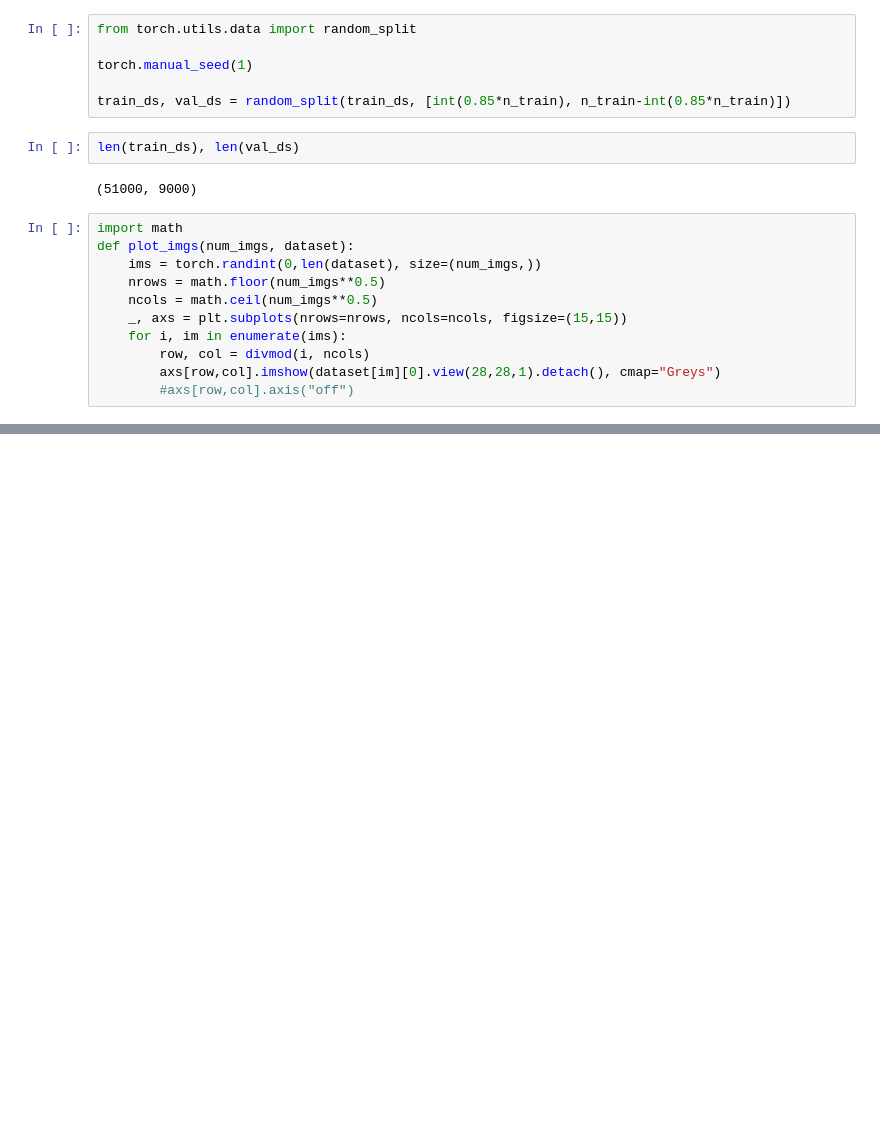
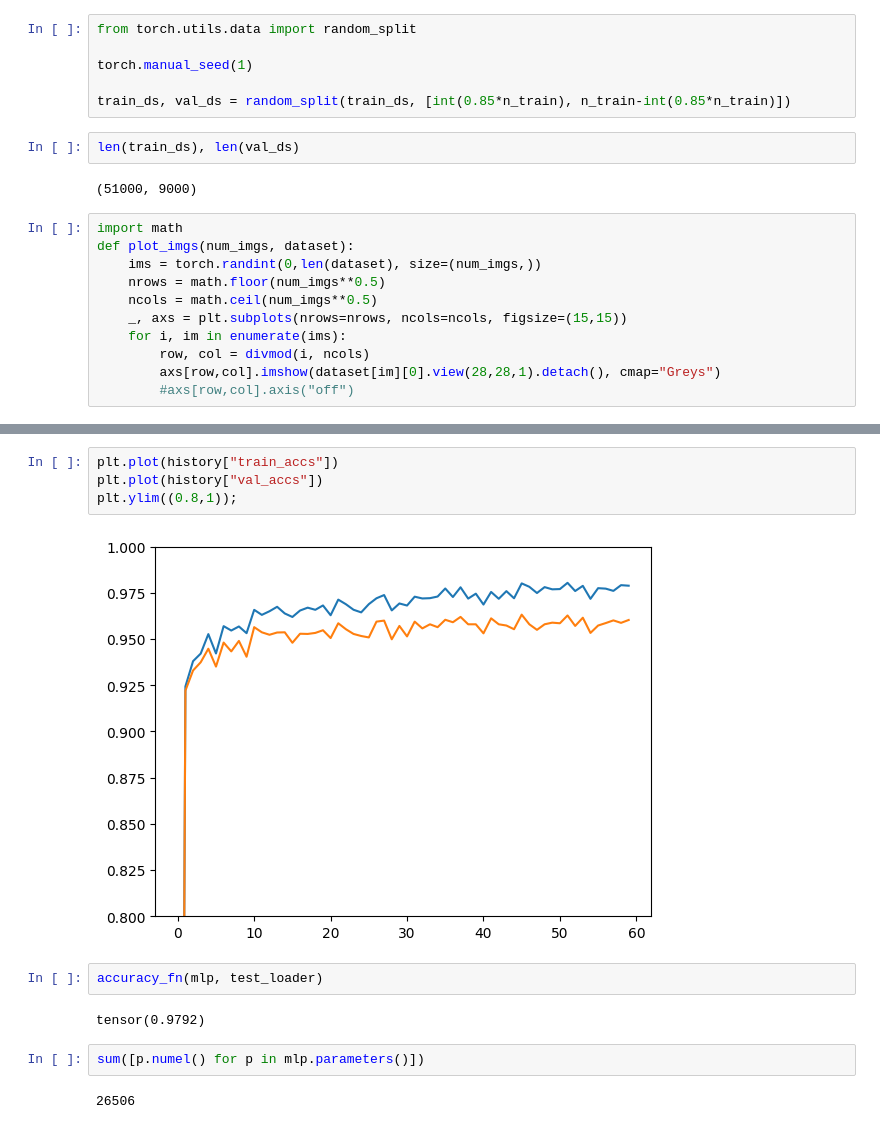
Before and after one commit to michafdlr/ml_ag, a Jupyter notebook: Kapitel_4/mnist.ipynb, the cells around one changed output, grey strips where cells are left out. Saved outputs shown, nothing was run; the diff lists cells and outputs as text; blank space fills up the shorter version.

```diff
--- a/Kapitel_4/mnist.ipynb
+++ b/Kapitel_4/mnist.ipynb
@@ -39,0 +173,14 @@ plot_imgs(10, train_ds)
+# %%
+plt.plot(history["train_accs"])
+plt.plot(history["val_accs"])
+plt.ylim((0.8,1));
+# %% [output]
+[figure, added]
+# %%
+accuracy_fn(mlp, test_loader)
+# %% [output]
+tensor(0.9792)
+# %%
+sum([p.numel() for p in mlp.parameters()])
+# %% [output]
+26506
```
Also changed, not shown: parts of 9 cells of this notebook, 8 other files.
